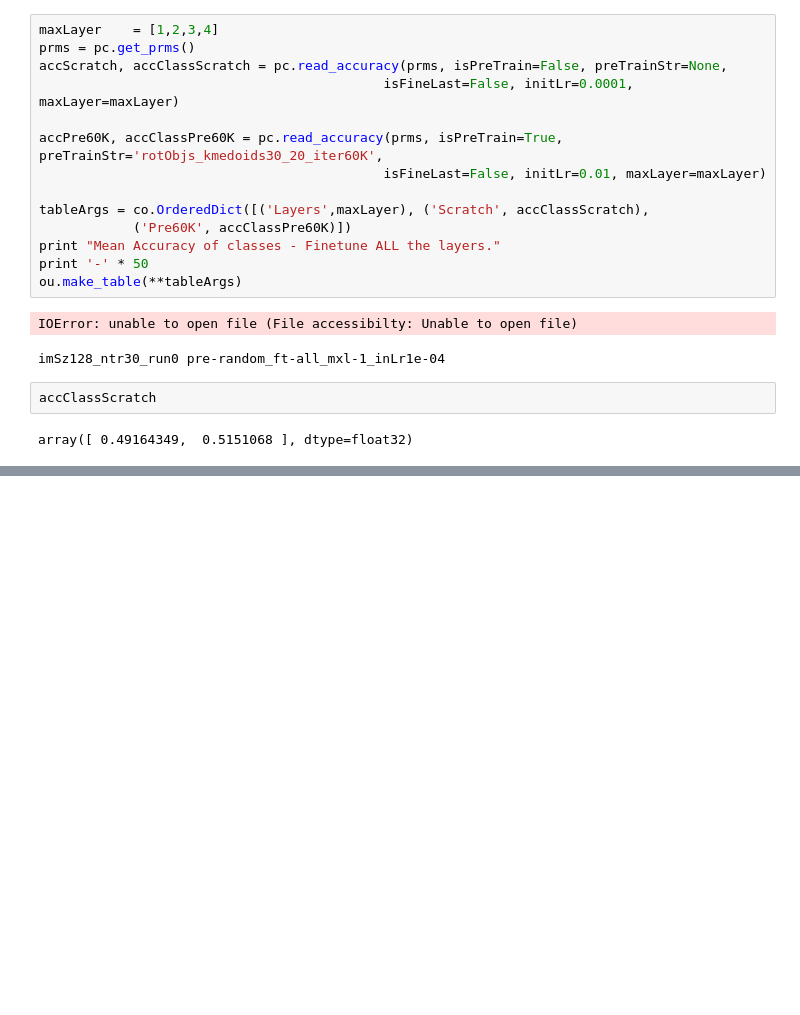
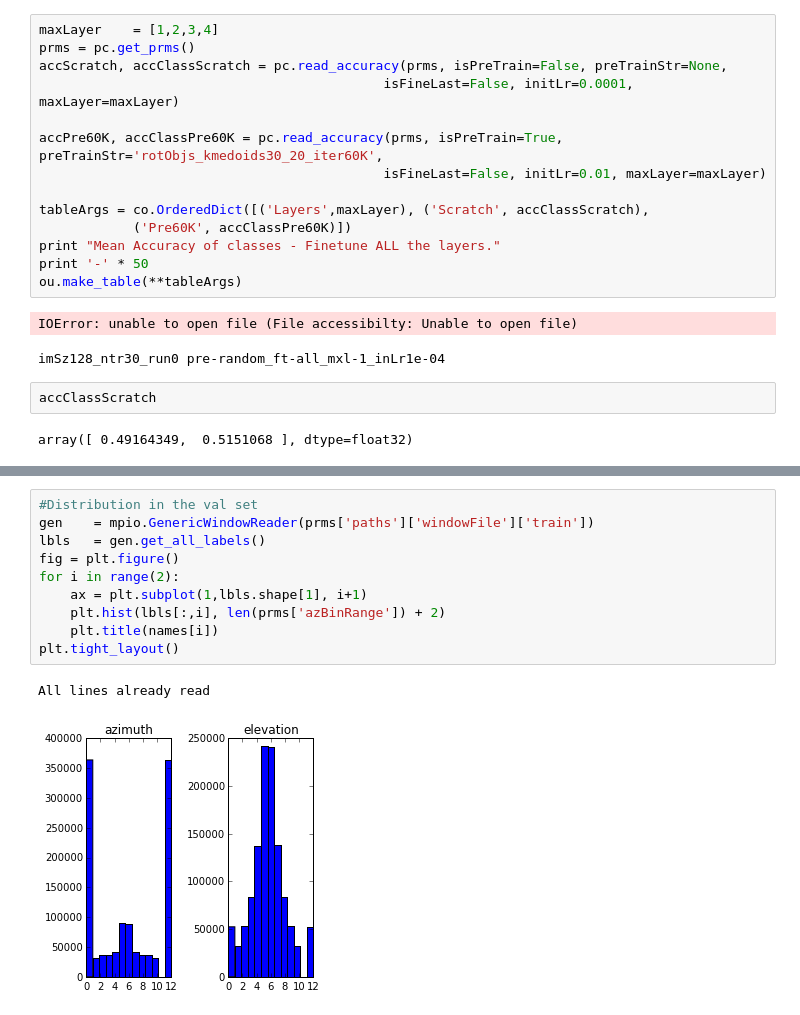
Before and after one commit to pulkitag/caffe, a Jupyter notebook: modelFiles/keypoints/documentation/Relative-Rotations.ipynb, the cells around one changed output, grey strips where cells are left out. Drawn from its saved outputs; the diff is of its cells as text; blank space fills up the shorter version.

```diff
--- a/modelFiles/keypoints/documentation/Relative-Rotations.ipynb
+++ b/modelFiles/keypoints/documentation/Relative-Rotations.ipynb
@@ -276,0 +308,13 @@ array([ 0.49164349,  0.5151068 ], dtype=float32)
+# %%
+#Distribution in the val set
+gen    = mpio.GenericWindowReader(prms['paths']['windowFile']['train'])
+lbls   = gen.get_all_labels()
+fig = plt.figure()
+for i in range(2):
+    ax = plt.subplot(1,lbls.shape[1], i+1)
+    plt.hist(lbls[:,i], len(prms['azBinRange']) + 2)
+    plt.title(names[i])
+plt.tight_layout()
+# %% [output]
+All lines already read
+[figure, added]
```
Also changed, not shown: parts of 3 cells of this notebook, 21 other files.
